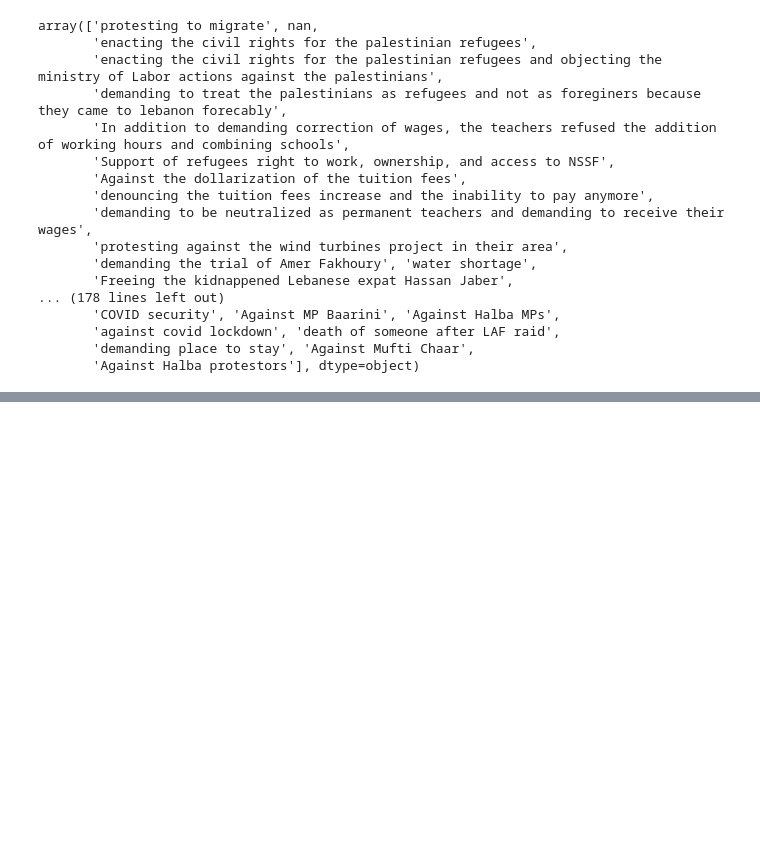
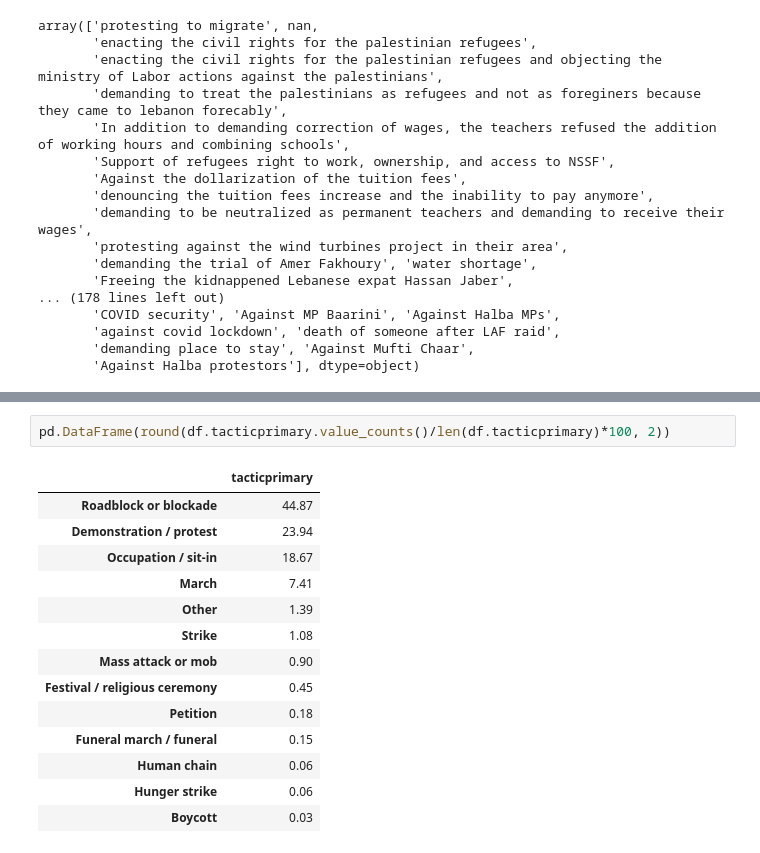
Before and after one commit to NoahDarwich/Leb_analysis, a Jupyter notebook: Notebooks/leb_analysis.ipynb, the cells around one changed output, grey strips where cells are left out. Drawn from its saved outputs; the diff is of its cells as text; blank space fills up the shorter version.

```diff
--- a/Notebooks/leb_analysis.ipynb
+++ b/Notebooks/leb_analysis.ipynb
@@ -86,0 +110,17 @@ IndexingError: Unalignable boolean Series provided as indexer (index of the bool
+# %%
+pd.DataFrame(round(df.tacticprimary.value_counts()/len(df.tacticprimary)*100, 2))
+# %% [output]
+|  | tacticprimary |
+| Roadblock or blockade | 44.87 |
+| Demonstration / protest | 23.94 |
+| Occupation / sit-in | 18.67 |
+| March | 7.41 |
+| Other | 1.39 |
+| Strike | 1.08 |
+| Mass attack or mob | 0.90 |
+| Festival / religious ceremony | 0.45 |
+| Petition | 0.18 |
+| Funeral march / funeral | 0.15 |
+| Human chain | 0.06 |
+| Hunger strike | 0.06 |
+| Boycott | 0.03 |
```
Also changed, not shown: parts of 3 cells of this notebook.
